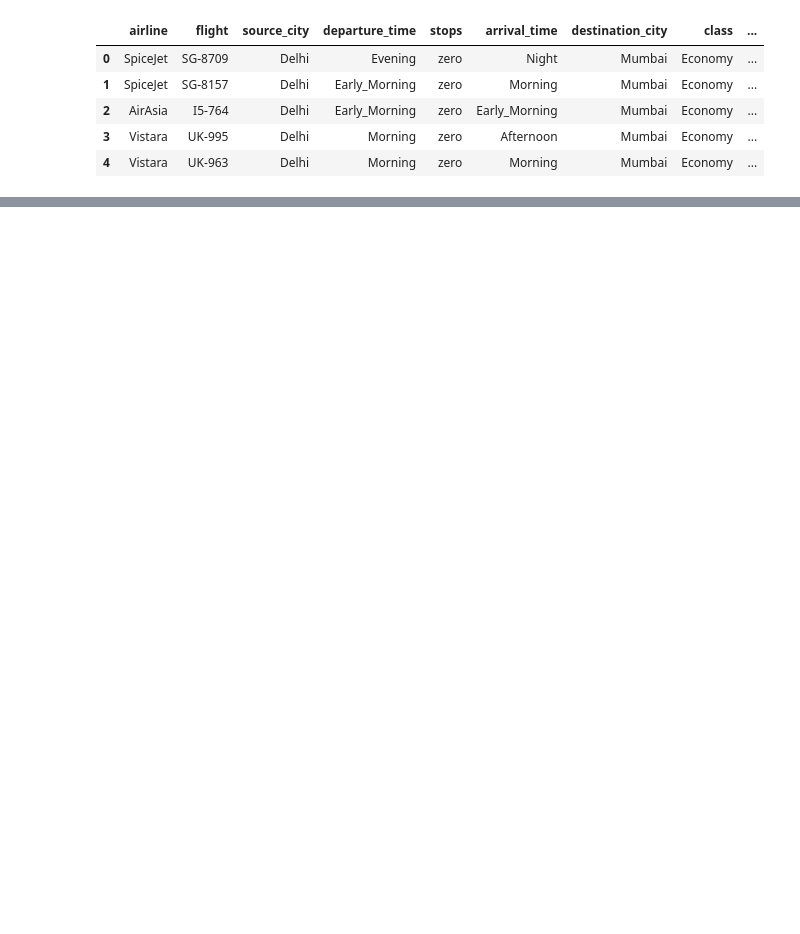
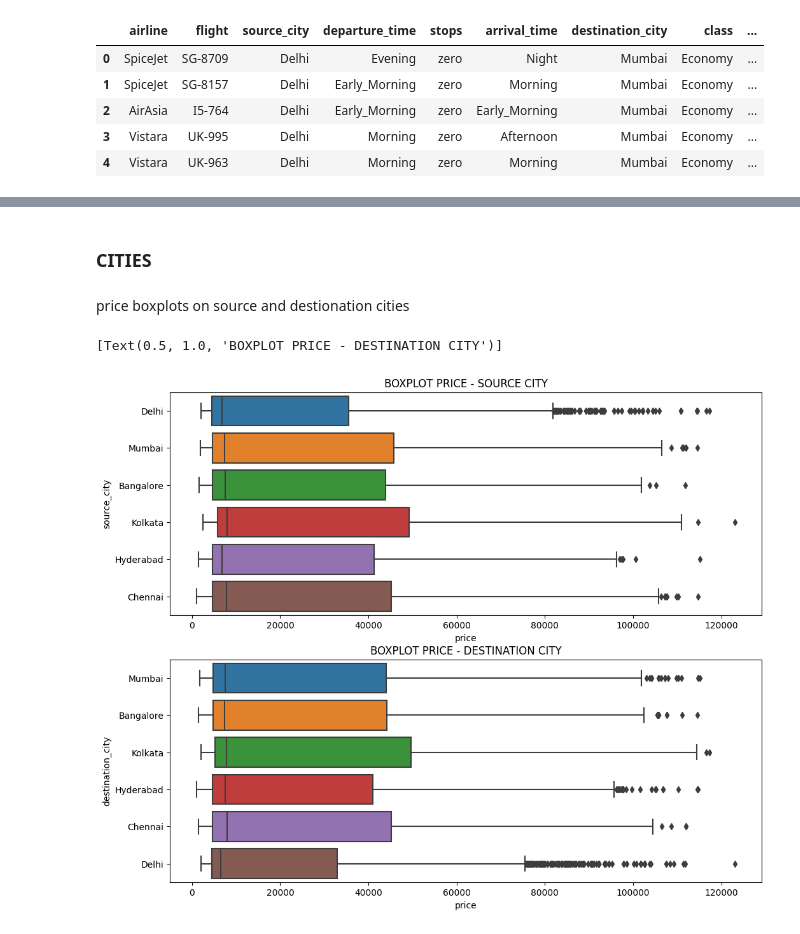
Before and after one commit to baldogiovine/763691, a Jupyter notebook: flights_provola.ipynb, the cells around one changed output, grey strips where cells are left out. Drawn from its saved outputs; the diff is of its cells as text; code cells hidden in the pictures; blank space fills up the shorter version.

Commit message:
a bit of eda with boxplots

```diff
--- a/flights_provola.ipynb
+++ b/flights_provola.ipynb
@@ -39,0 +84,15 @@ sn
+# %% [markdown]
+### CITIES
+# %% [markdown]
+price boxplots on source and destionation cities
+# %%
+fig, axs = plt.subplots(2, 1, figsize=(12,10))
+
+g1 = sns.boxplot(data=df, x='price', y='source_city', ax=axs[0])
+g1.set(title = 'BOXPLOT PRICE - SOURCE CITY')
+
+g2 = sns.boxplot(data=df, x='price', y='destination_city', ax=axs[1])
+g2.set(title = 'BOXPLOT PRICE - DESTINATION CITY')
+# %% [output]
+[Text(0.5, 1.0, 'BOXPLOT PRICE - DESTINATION CITY')]
+[figure, added]
```
Also changed, not shown: parts of 35 cells of this notebook.
